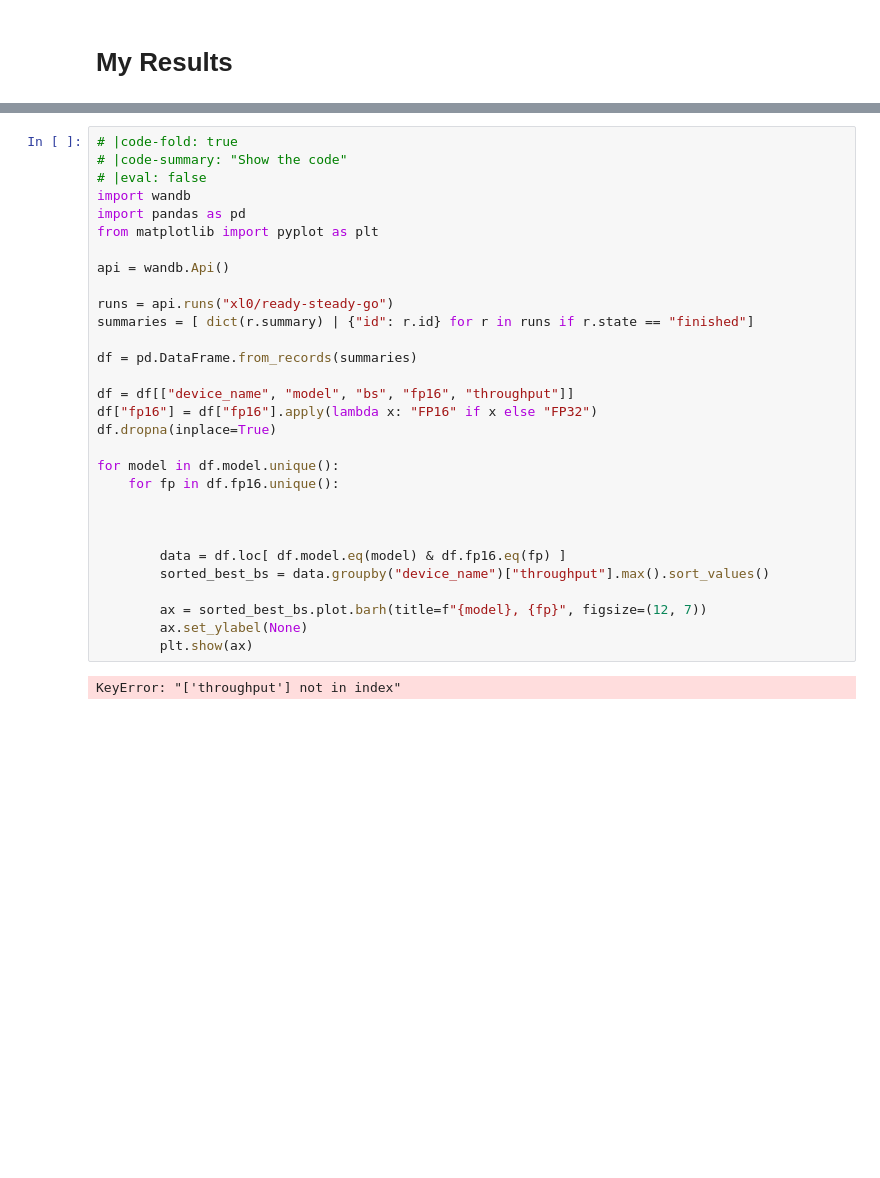
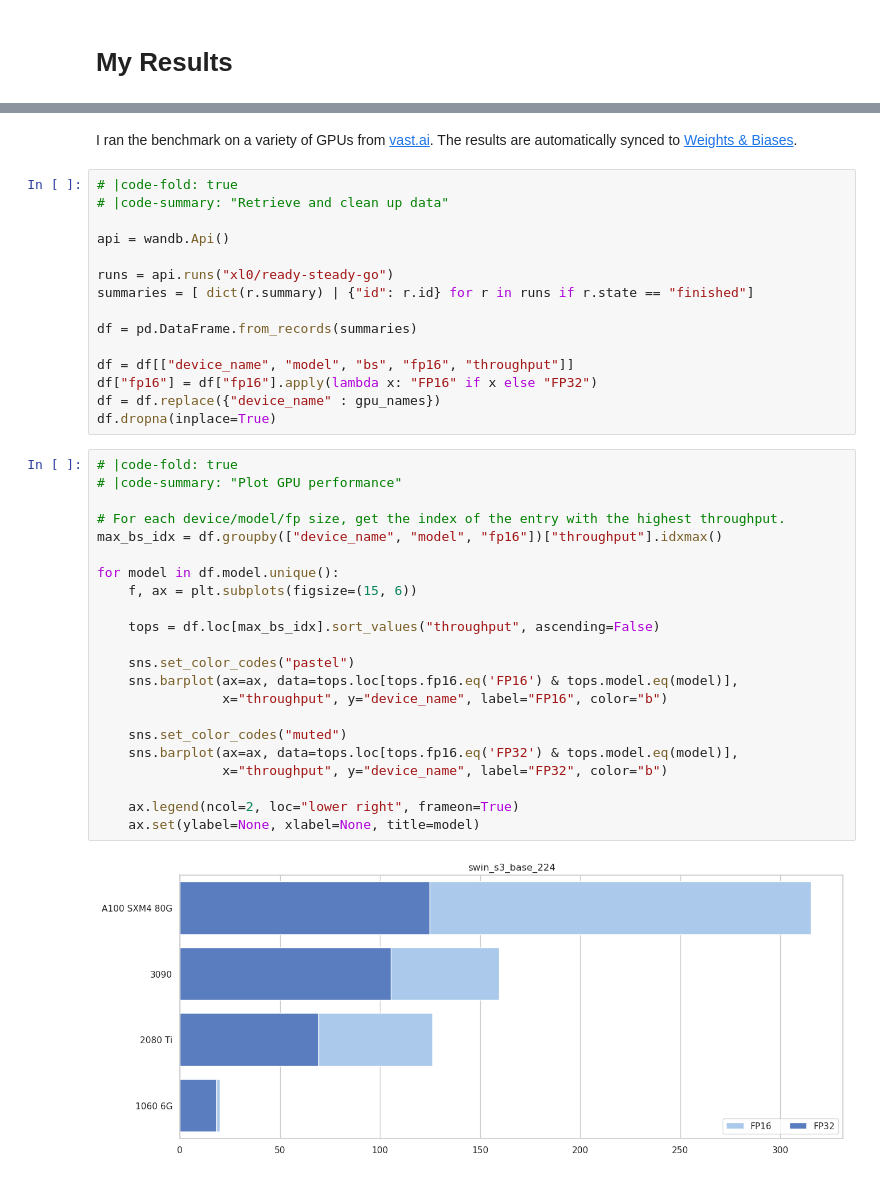
Before and after one commit to xl0/ready-steady-go, a Jupyter notebook: nbs/index.ipynb, the cells around one changed output, grey strips where cells are left out. Saved outputs shown, nothing was run; the diff lists cells and outputs as text; blank space fills up the shorter version.

Commit message:
Process data

```diff
--- a/nbs/index.ipynb
+++ b/nbs/index.ipynb
@@ -21,10 +38,9 @@ pip install ready-steady-go
+# %% [markdown]
+I ran the benchmark on a variety of GPUs from [vast.ai](https://vast.ai).
+The results are automatically synced to [Weights & Biases](https://wandb.ai).
 # %%
 # |code-fold: true
-# |code-summary: "Show the code"
-# |eval: false
-import wandb
-import pandas as pd
-from matplotlib import pyplot as plt
+# |code-summary: "Retrieve and clean up data"
 
 api = wandb.Api()
 
@@ -35,18 +51,29 @@ df = pd.DataFrame.from_records(summaries)
 
 df = df[["device_name", "model", "bs", "fp16", "throughput"]]
 df["fp16"] = df["fp16"].apply(lambda x: "FP16" if x else "FP32")
+df = df.replace({"device_name" : gpu_names})
 df.dropna(inplace=True)
-
-for model in df.model.unique():
-    for fp in df.fp16.unique():
-
-
-
-        data = df.loc[ df.model.eq(model) & df.fp16.eq(fp) ]
-        sorted_best_bs = data.groupby("device_name")["throughput"].max().sort_values()
-
-        ax = sorted_best_bs.plot.barh(title=f"{model}, {fp}", figsize=(12, 7))
-        ax.set_ylabel(None)
-        plt.show(ax)
-# %% [output]
-KeyError: "['throughput'] not in index"
+# %%
+# |code-fold: true
+# |code-summary: "Plot GPU performance"
+
+# For each device/model/fp size, get the index of the entry with the highest throughput.
+max_bs_idx = df.groupby(["device_name", "model", "fp16"])["throughput"].idxmax()
+
+for model in df.model.unique():
+    f, ax = plt.subplots(figsize=(15, 6))
+
+    tops = df.loc[max_bs_idx].sort_values("throughput", ascending=False)
+
+    sns.set_color_codes("pastel")
+    sns.barplot(ax=ax, data=tops.loc[tops.fp16.eq('FP16') & tops.model.eq(model)],
+                x="throughput", y="device_name", label="FP16", color="b")
+
+    sns.set_color_codes("muted")
+    sns.barplot(ax=ax, data=tops.loc[tops.fp16.eq('FP32') & tops.model.eq(model)],
+                x="throughput", y="device_name", label="FP32", color="b")
+
+    ax.legend(ncol=2, loc="lower right", frameon=True)
+    ax.set(ylabel=None, xlabel=None, title=model)
+# %% [output]
+[figure, added]
```
Also changed, not shown: parts of 6 cells of this notebook, 10 other files.
